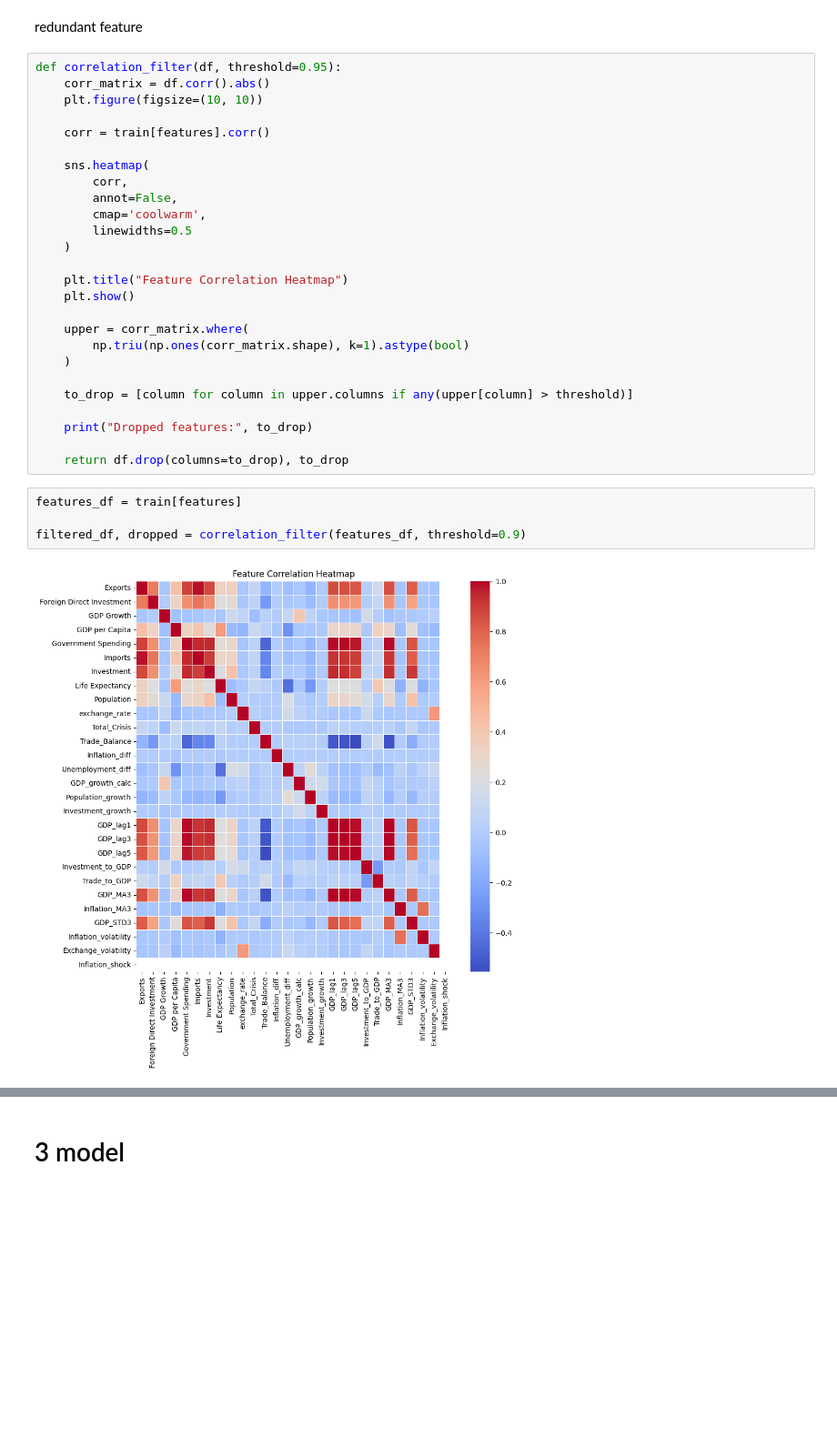
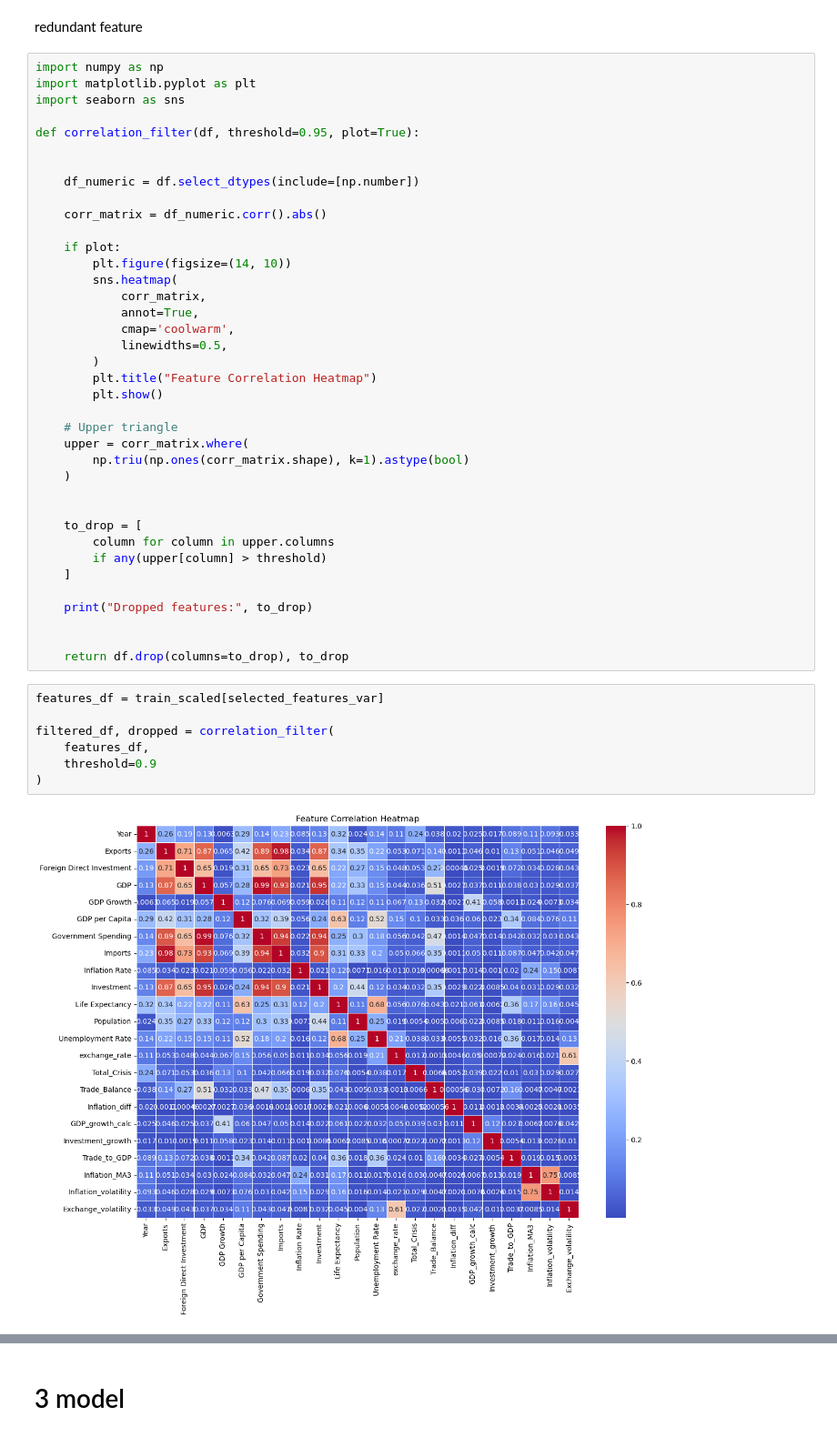
Before and after one commit to OMAR-SHOHIEB/macro_economics_system, a Jupyter notebook: notebooks/02_cleaning_experiments.ipynb, the cells around one changed output, grey strips where cells are left out. Shown at 91% size. Saved outputs shown, nothing was run; the diff lists cells and outputs as text; blank space fills up the shorter version.

```diff
--- a/notebooks/02_cleaning_experiments.ipynb
+++ b/notebooks/02_cleaning_experiments.ipynb
@@ -290,34 +364,49 @@ Index(['Exports', 'Foreign Direct Investment', 'GDP Growth', 'GDP per Capita',
 # %% [markdown]
 redundant feature
 # %%
-def correlation_filter(df, threshold=0.95):
-    corr_matrix = df.corr().abs()
-    plt.figure(figsize=(10, 10))
+import numpy as np
+import matplotlib.pyplot as plt
+import seaborn as sns
 
-    corr = train[features].corr()
+def correlation_filter(df, threshold=0.95, plot=True):
 
-    sns.heatmap(
-        corr,
-        annot=False,
-        cmap='coolwarm',
-        linewidths=0.5
-    )
 
-    plt.title("Feature Correlation Heatmap")
-    plt.show()
+    df_numeric = df.select_dtypes(include=[np.number])
 
+    corr_matrix = df_numeric.corr().abs()
+
+    if plot:
+        plt.figure(figsize=(14, 10))
+        sns.heatmap(
+            corr_matrix,
+            annot=True,
+            cmap='coolwarm',
+            linewidths=0.5,
+        )
+        plt.title("Feature Correlation Heatmap")
+        plt.show()
+
+    # Upper triangle
     upper = corr_matrix.where(
         np.triu(np.ones(corr_matrix.shape), k=1).astype(bool)
     )
 
-    to_drop = [column for column in upper.columns if any(upper[column] > threshold)]
+
+    to_drop = [
+        column for column in upper.columns
+        if any(upper[column] > threshold)
+    ]
 
     print("Dropped features:", to_drop)
 
+
     return df.drop(columns=to_drop), to_drop
 # %%
-features_df = train[features]
+features_df = train_scaled[selected_features_var]
 
-filtered_df, dropped = correlation_filter(features_df, threshold=0.9)
+filtered_df, dropped = correlation_filter(
+    features_df,
+    threshold=0.9
+)
 # %% [output]
-[figure, old version]
+[figure, new version]
```
Also changed, not shown: parts of 36 cells of this notebook, 10 other files.
